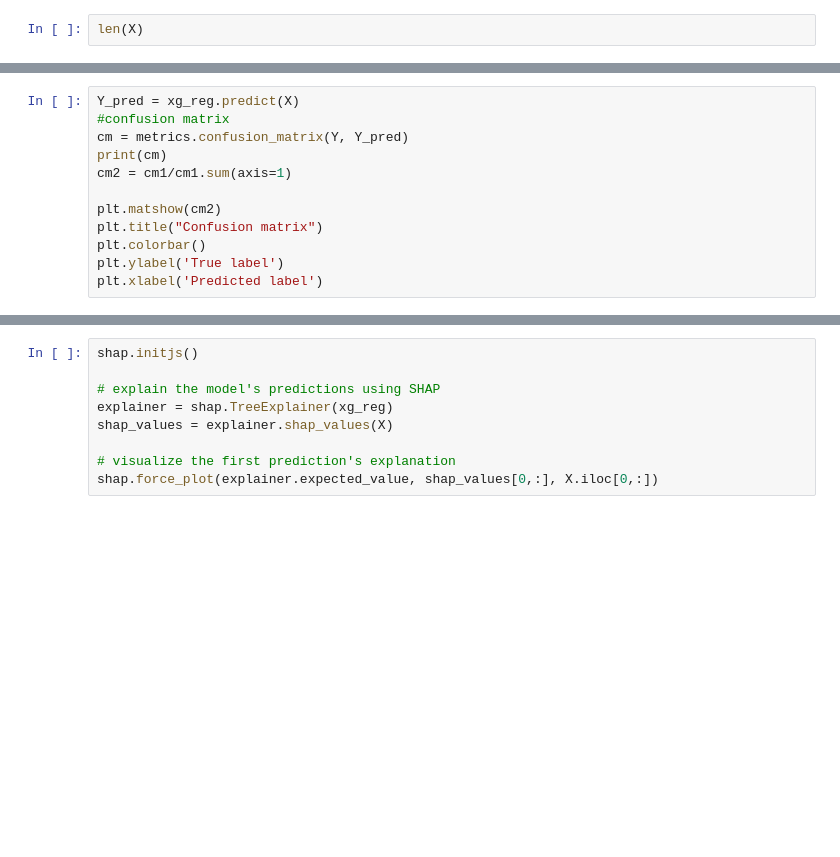
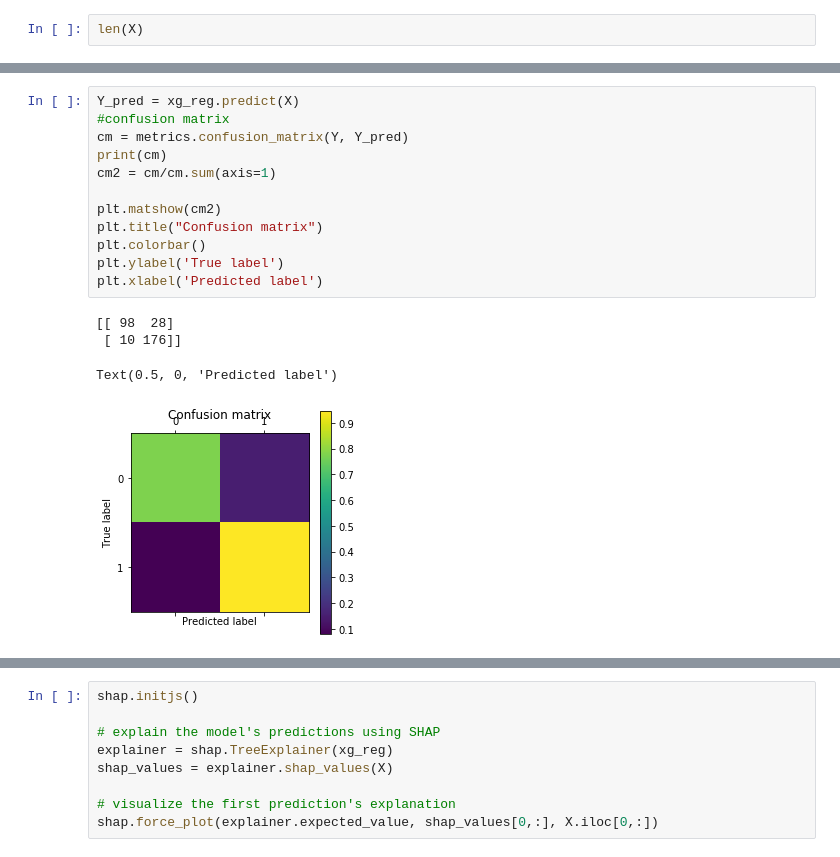
Before and after one commit to TeamSundar/crispr-cas9-dG-study, a Jupyter notebook: classification with dG.ipynb, the cells around one changed output, grey strips where cells are left out. Cells and saved outputs as stored; diff of their text form; blank space fills up the shorter version.

```diff
--- a/classification with dG.ipynb
+++ b/classification with dG.ipynb
@@ -999,15 +1014,20 @@ print(cv['train_score'].mean())
 # %%
 Y_pred = xg_reg.predict(X)
 #confusion matrix
 cm = metrics.confusion_matrix(Y, Y_pred)
 print(cm)
-cm2 = cm1/cm1.sum(axis=1)
+cm2 = cm/cm.sum(axis=1)
 
 plt.matshow(cm2)
 plt.title("Confusion matrix")
 plt.colorbar()
 plt.ylabel('True label')
 plt.xlabel('Predicted label')
+# %% [output]
+[[ 98  28]
+ [ 10 176]]
+Text(0.5, 0, 'Predicted label')
+[figure, added]
 # %%
 ## PR curve
 print("whole data")
```
Also changed, not shown: parts of 4 cells of this notebook, 1 other file.
